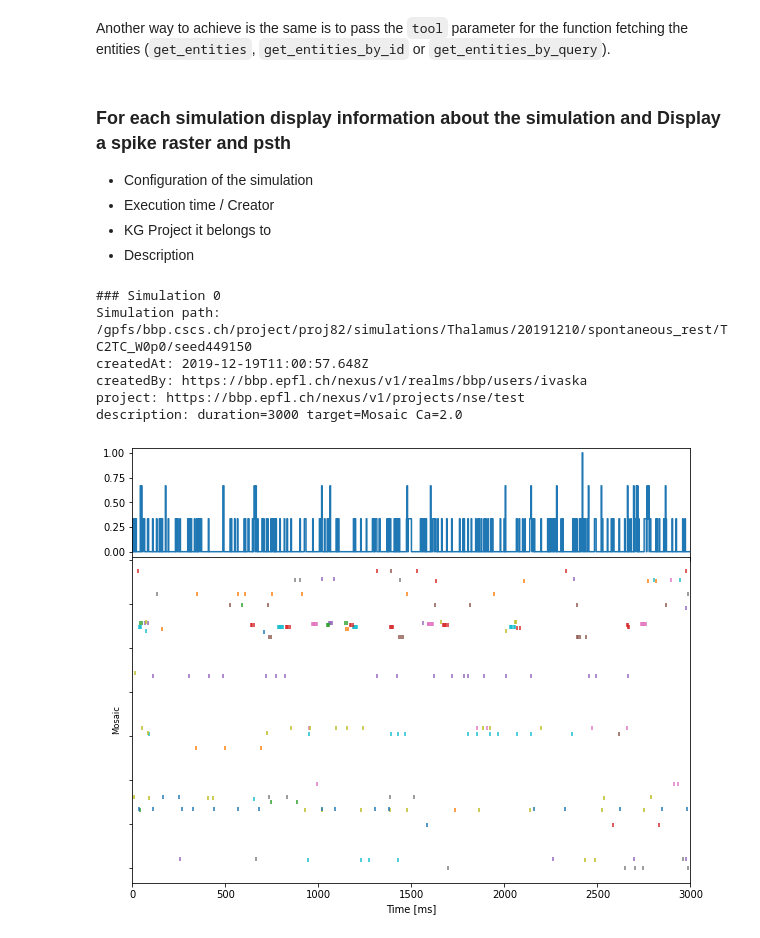
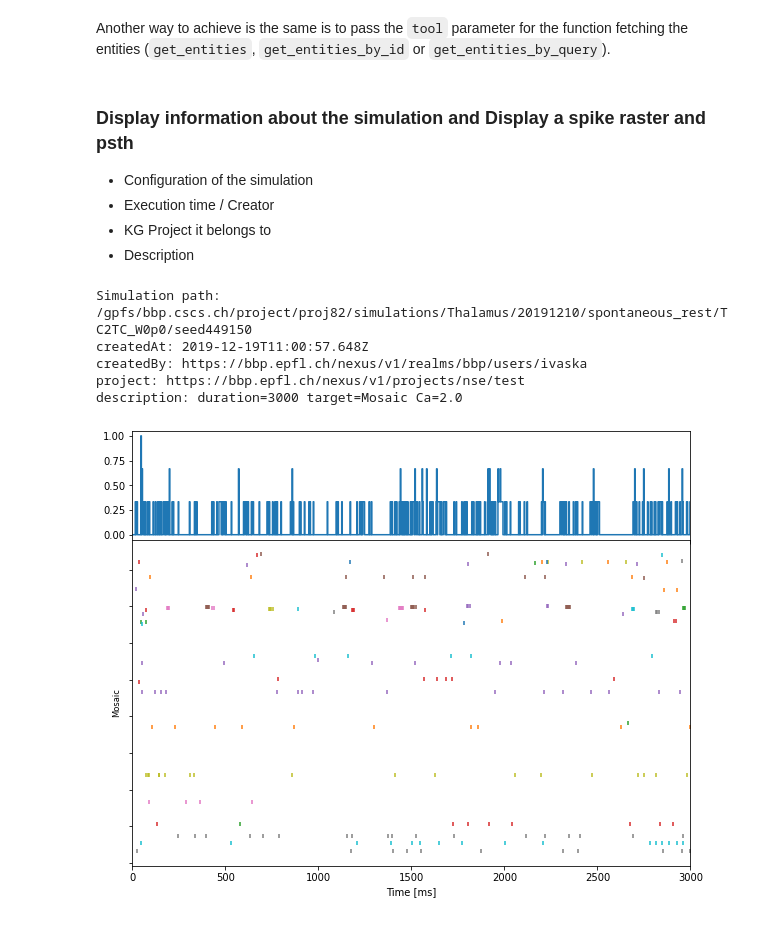
Before and after one commit to BlueBrain/snap, a Jupyter notebook: doc/source/notebooks/99_entity_api_milestone1.ipynb, the cells around one changed output. Drawn from its saved outputs; the diff is of its cells as text; code cells hidden in the pictures.

```diff
--- a/doc/source/notebooks/99_entity_api_milestone1.ipynb
+++ b/doc/source/notebooks/99_entity_api_milestone1.ipynb
@@ -165,26 +167,24 @@ Another way to achieve is the same is to pass the `tool` parameter for the funct
 # %%
 simulation_entities = api.get_entities_by_query(query, tool="bluepy")
 # %% [markdown]
-### For each simulation display information about the simulation and Display a spike raster and psth
+### Display information about the simulation and Display a spike raster and psth
 - Configuration of the simulation
 - Execution time / Creator
 - KG Project it belongs to
 - Description
 # %%
-for n, sim in enumerate(simulation_entities):
-    print(f"### Simulation {n}")
-    print("Simulation path:", sim.path)
-    print("createdAt:", sim.createdAt)
-    print("createdBy:", sim.createdBy)
-    print("project:", sim.project)
-    print("description:", sim.description)
-    sim.instance.plot.spikeraster_and_psth('soma', ['Mosaic'])
-    break
+sim = sorted(simulation_entities, key=lambda x: x.id)[0]
+print("Simulation path:", sim.path)
+print("createdAt:", sim.createdAt)
+print("createdBy:", sim.createdBy)
+print("project:", sim.project)
+print("description:", sim.description)
+np.random.seed(42) # To keep the plot constant as the plotting function samples
+sim.instance.plot.spikeraster_and_psth('soma', ['Mosaic']);
 # %% [output]
-### Simulation 0
 Simulation path: /gpfs/bbp.cscs.ch/project/proj82/simulations/Thalamus/20191210/spontaneous_rest/TC2TC_W0p0/seed449150
 createdAt: 2019-12-19T11:00:57.648Z
 createdBy: https://bbp.epfl.ch/nexus/v1/realms/bbp/users/ivaska
 project: https://bbp.epfl.ch/nexus/v1/projects/nse/test
 description: duration=3000 target=Mosaic Ca=2.0
-[figure, old version]
+[figure, new version]
```
Also changed, not shown: parts of 1 cell of this notebook, 2 other files.
